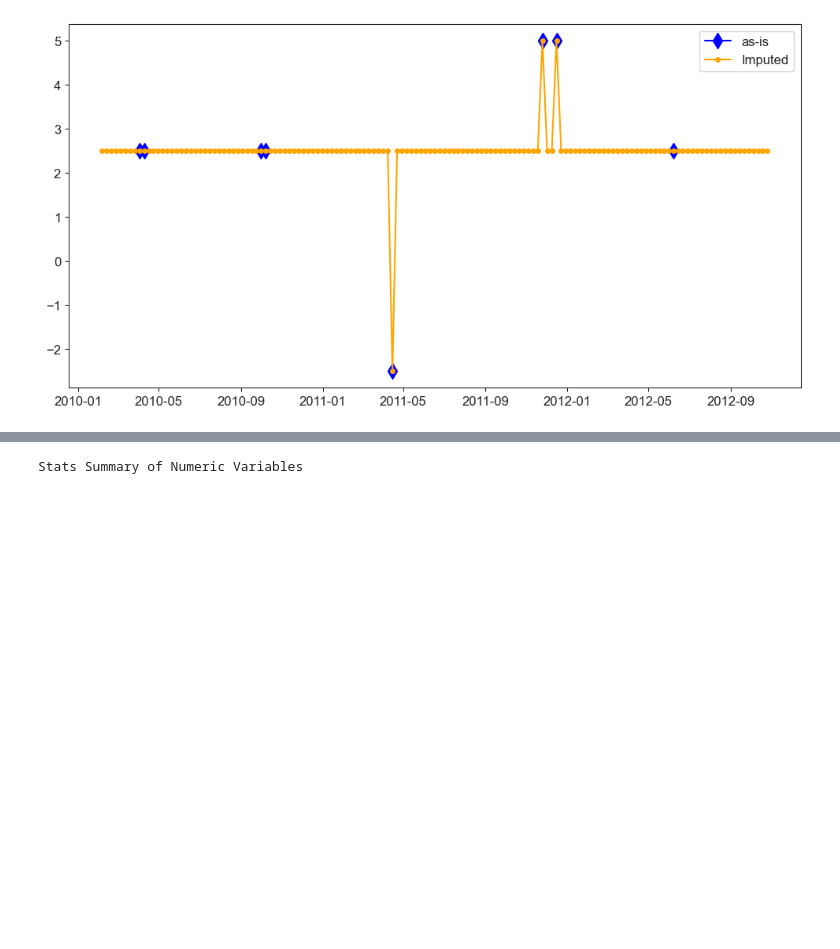
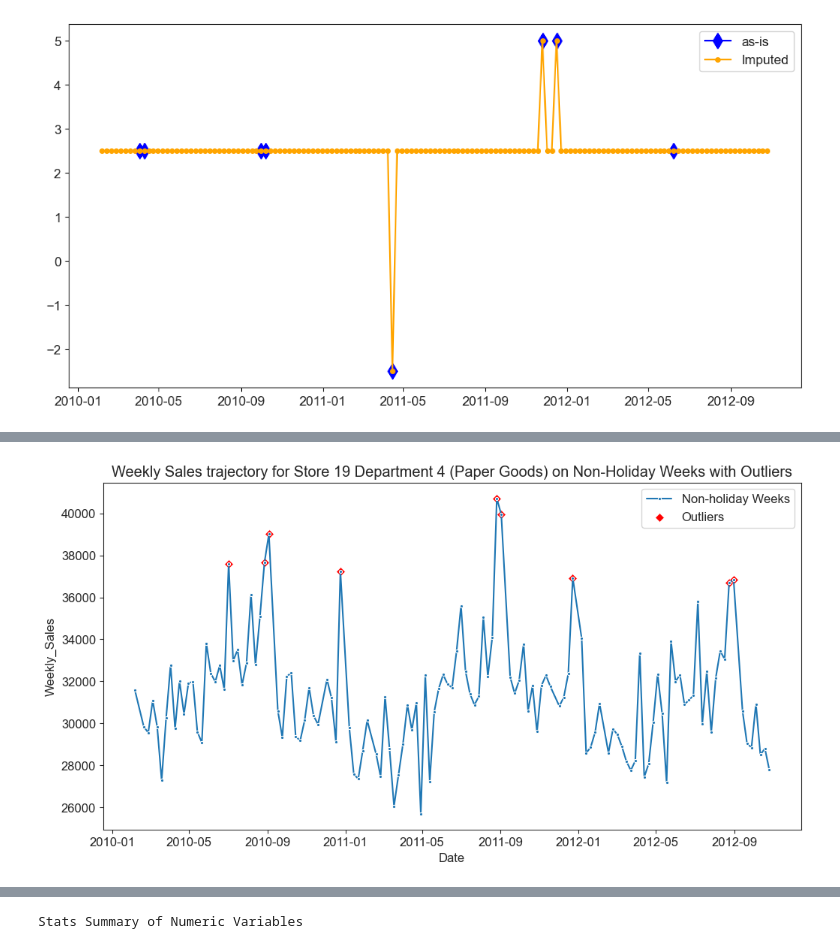
Before and after one commit to Dr-Spicy/WalmartForecast, a Jupyter notebook: Notebook.ipynb, the cells around one changed output, grey strips where cells are left out. Cells and saved outputs as stored; diff of their text form; code cells hidden in the pictures; blank space fills up the shorter version.

```diff
--- a/Notebook.ipynb
+++ b/Notebook.ipynb
@@ -729,0 +802,12 @@ plt.show()
+# %%
+# No NAs in weekly sales due to the aggregation by sub-category
+df_merc.isna().sum().sort_values(ascending=False).head()# use the Tukey's fense method to detect the outliers in the Box-Cox transformed ['creditLimit','transactionAmount','availableMoney'] columns
+k = 2
+def tukey_fences(x, k):
+    q1 = x.quantile(0.25)
+    q3 = x.quantile(0.75)
+    iqr = q3 - q1
+    return (x < (q1 - k * iqr)) | (x > (q3 + k * iqr))
+a = tukey_fences(x_num_bc['bc_availableMoney'],k=k).sum()
+b = tukey_fences(x_num_bc['bc_transactionAmount'],k=k).sum()
+c = tukey_fences(x_num_bc['bc_currentBalance'],k=k).sum()
@@ -729,0 +829,8 @@ plt.show()
+# %%
+# define the Tukey's fense method to detect the outliers
+k = 1.5
+def tukey_fences(x, k=1.5):
+    q1 = x.quantile(0.25)
+    q3 = x.quantile(0.75)
+    iqr = q3 - q1
+    return (x < (q1 - k * iqr)) | (x > (q3 + k * iqr))
@@ -729,0 +846,13 @@ plt.show()
+# %%
+# find the index of the outliers in the df_s19d4
+s19d4_nh_outer_index = tukey_fences(ws_s19d4_nh['Weekly_Sales'])
+s19d4_nh_outer = ws_s19d4_nh[s19d4_nh_outer_index]
+# %%
+# lineplot the outliers in the df_s19d4
+sns.lineplot(x='Date', y='Weekly_Sales', data=ws_s19d4_nh, marker='.', label='Non-holiday Weeks')
+# mark the outliers in the scatterplot
+sns.scatterplot(x='Date', y='Weekly_Sales', data=s19d4_nh_outer, marker='D', label='Outliers', color='r', sizes=10)
+plt.title('Weekly Sales trajectory for Store 19 Department 4 (Paper Goods) on Non-Holiday Weeks with Outliers')
+plt.show()
+# %% [output]
+[figure, added]
```
Also changed, not shown: parts of 19 cells of this notebook, 1 other file.
